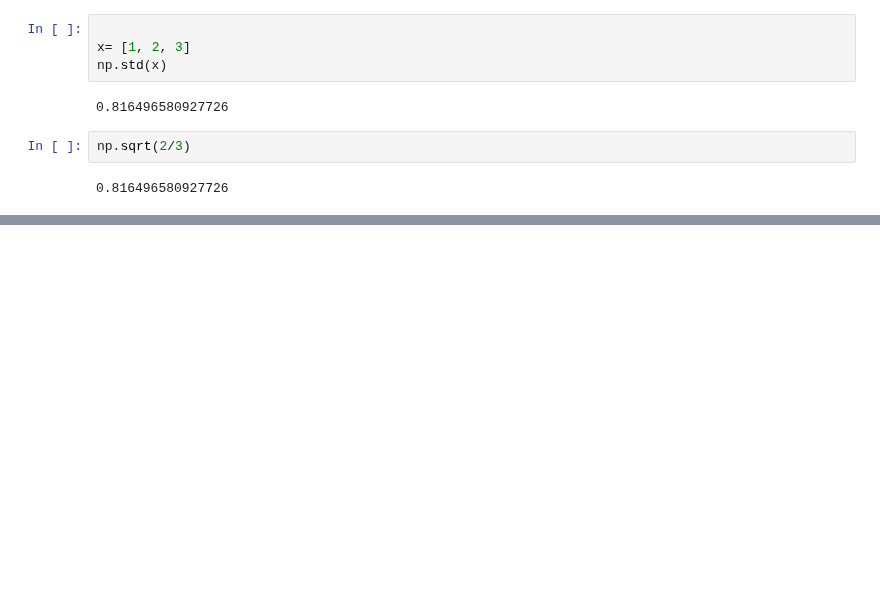
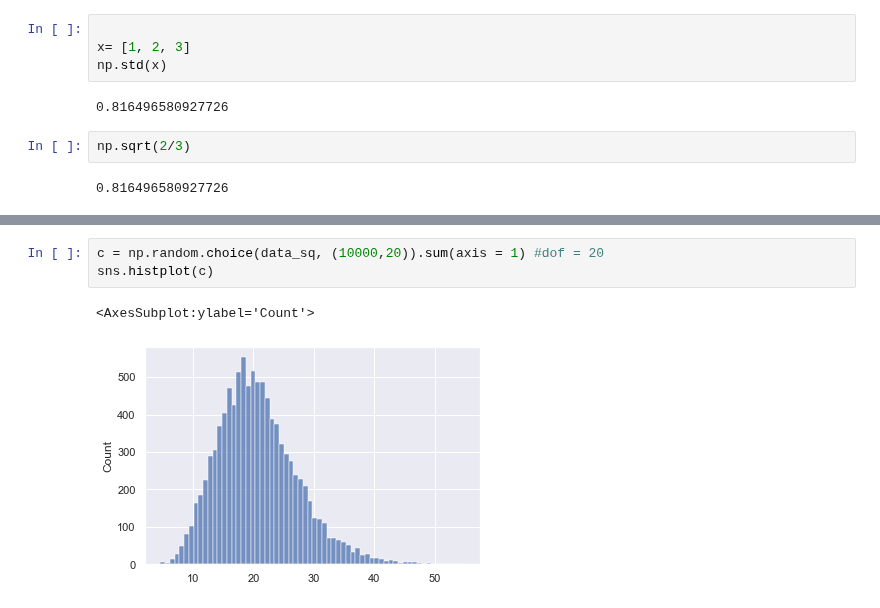
Before and after one commit to mayankkaizen/jupyter-notebooks, a Jupyter notebook: Probability and Stats/Stats.ipynb, the cells around one changed output, grey strips where cells are left out. Saved outputs shown, nothing was run; the diff lists cells and outputs as text; blank space fills up the shorter version.

```diff
--- a/Probability and Stats/Stats.ipynb
+++ b/Probability and Stats/Stats.ipynb
@@ -2119,0 +1988,6 @@ np.sqrt(2/3)
+# %%
+c = np.random.choice(data_sq, (10000,20)).sum(axis = 1) #dof = 20
+sns.histplot(c)
+# %% [output]
+<AxesSubplot:ylabel='Count'>
+[figure, added]
```
Also changed, not shown: parts of 57 cells of this notebook, 9 other files.
